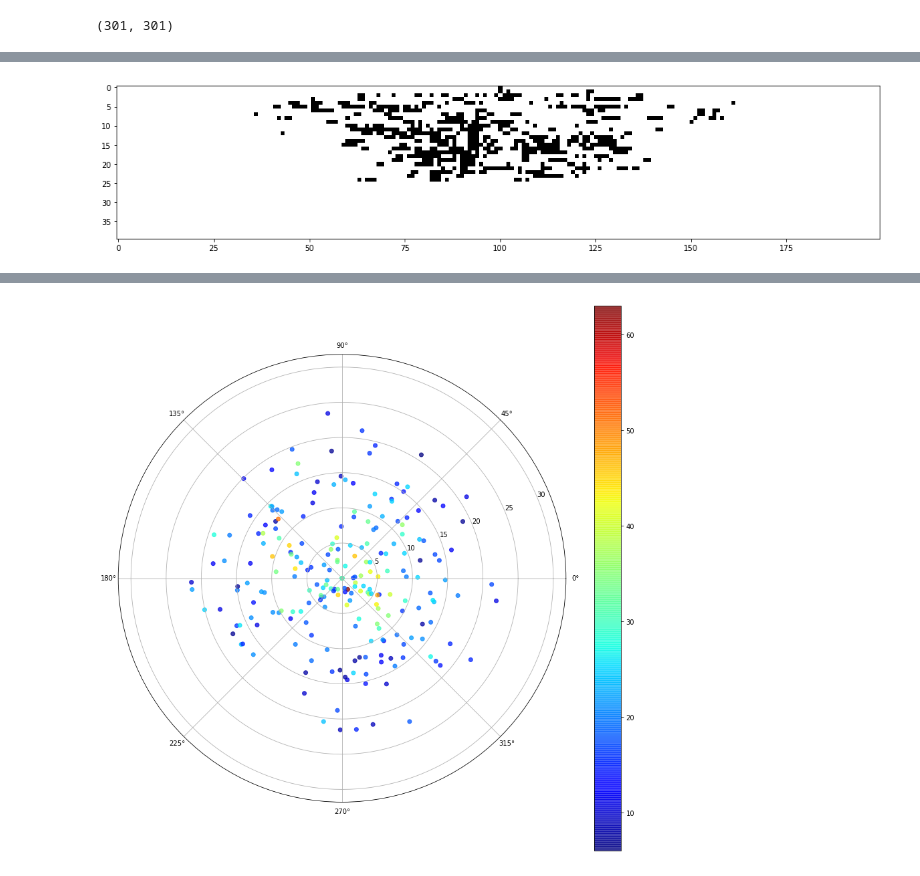
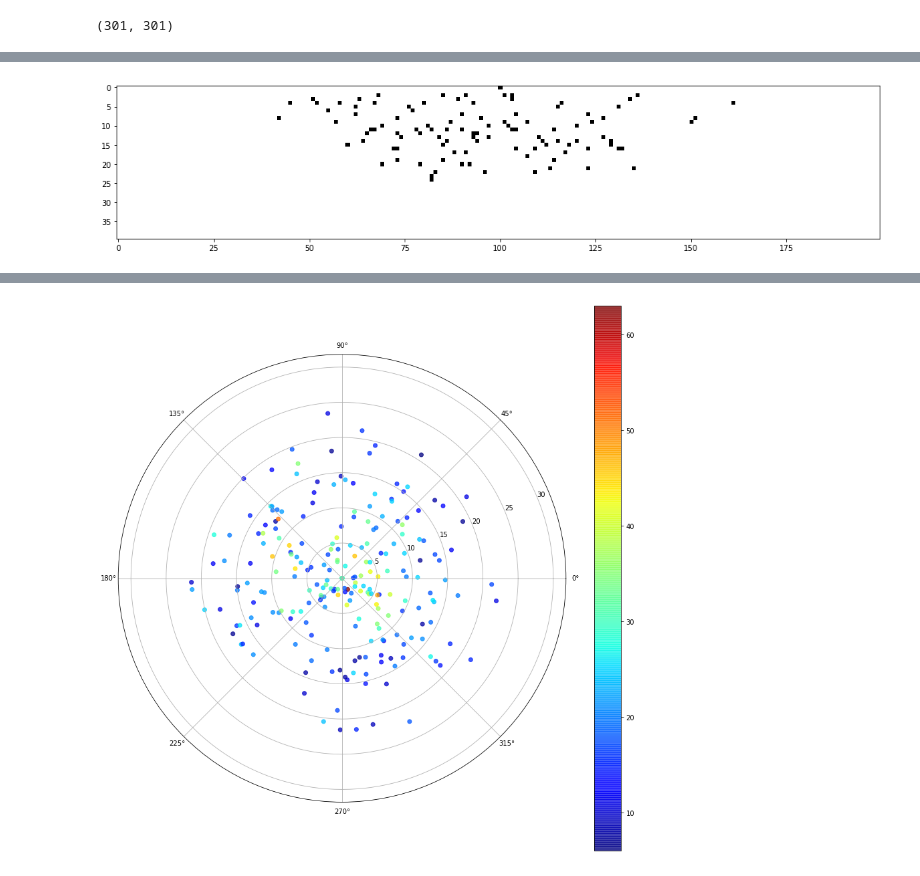
Before and after one commit to mashayu/DBSCAN, a Jupyter notebook: Untitled.ipynb, the cells around one changed output, grey strips where cells are left out. Cells and saved outputs as stored; diff of their text form; code cells hidden in the pictures.

```diff
--- a/Untitled.ipynb
+++ b/Untitled.ipynb
@@ -17,7 +17 @@ np.shape(a)
-# %%
-a = np.array(lines)
-type(a)
-for i in a:
-    b.append([float(k) for k in i])
-c = np.array(b)
 # %%
@@ -37,8 +22,8 @@ cmap1.set_bad(color='black')
 # %%
 fig, ax = plt.subplots(figsize=(18, 18))
-e = ax.imshow(tr[:40,50:250],  cmap = cmap1)
+e = ax.imshow(tr[:40,50:250],  cmap = "binary")
 # %% [output]
-[figure, old version]
+[figure, new version]
 # %%
 import csv
 
```
Also changed, not shown: parts of 9 cells of this notebook, 10 other files.
